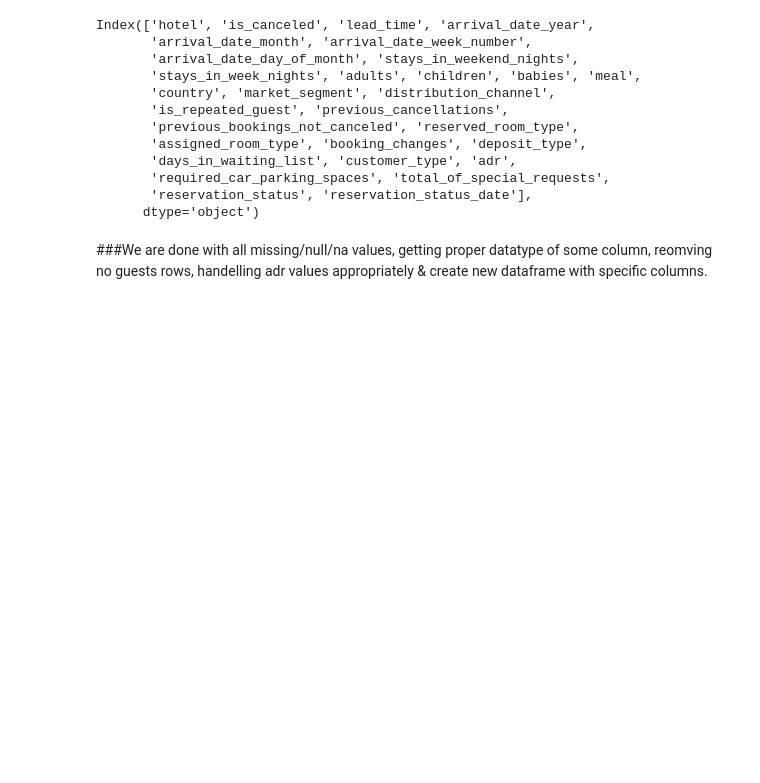
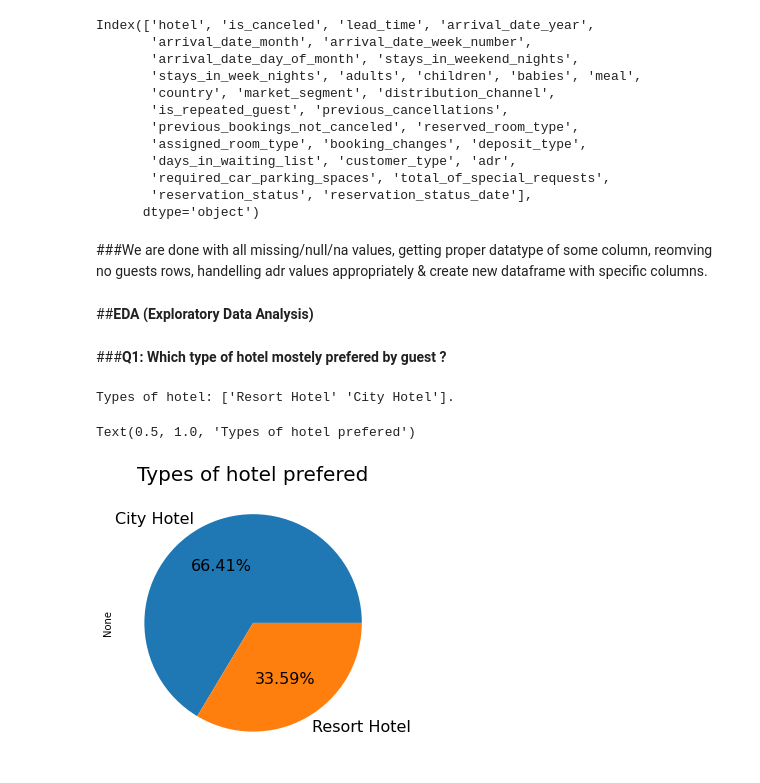
Before and after one commit to YashwantRaul/EDA-of-Hotel-booking, a Jupyter notebook: Hotel_Booking_Analysis_Capstone_Project.ipynb, the cells around one changed output. Cells and saved outputs as stored; diff of their text form; code cells hidden in the pictures; blank space fills up the shorter version.

```diff
--- a/Hotel_Booking_Analysis_Capstone_Project.ipynb
+++ b/Hotel_Booking_Analysis_Capstone_Project.ipynb
@@ -164,3 +164,19 @@ req_columns = ['hotel', 'is_canceled', 'arrival_date_year', 'arrival_date_month'
 df_new = df[req_columns]
 # %% [markdown]
 ###We are done with all missing/null/na values, getting proper datatype of some column, reomving no guests rows, handelling adr values appropriately & create new dataframe with specific columns.
+# %% [markdown]
+##**EDA (Exploratory Data Analysis)**
+# %% [markdown]
+###**Q1: Which type of hotel mostely prefered by guest ?**
+# %%
+# get types of hotel
+types_of_hotel = df_new.hotel.unique()
+print(f"Types of hotel: {types_of_hotel}.")
+# %% [output]
+Types of hotel: ['Resort Hotel' 'City Hotel'].
+# %%
+df_new.groupby('hotel').size().plot(kind='pie', labels=["City Hotel", "Resort Hotel"], fontsize=16,  figsize=(5, 5), autopct='%.2f%%',)
+plt.title('Types of hotel prefered', fontsize=20)
+# %% [output]
+Text(0.5, 1.0, 'Types of hotel prefered')
+[figure, added]
```
Also changed, not shown: parts of 8 cells of this notebook.
